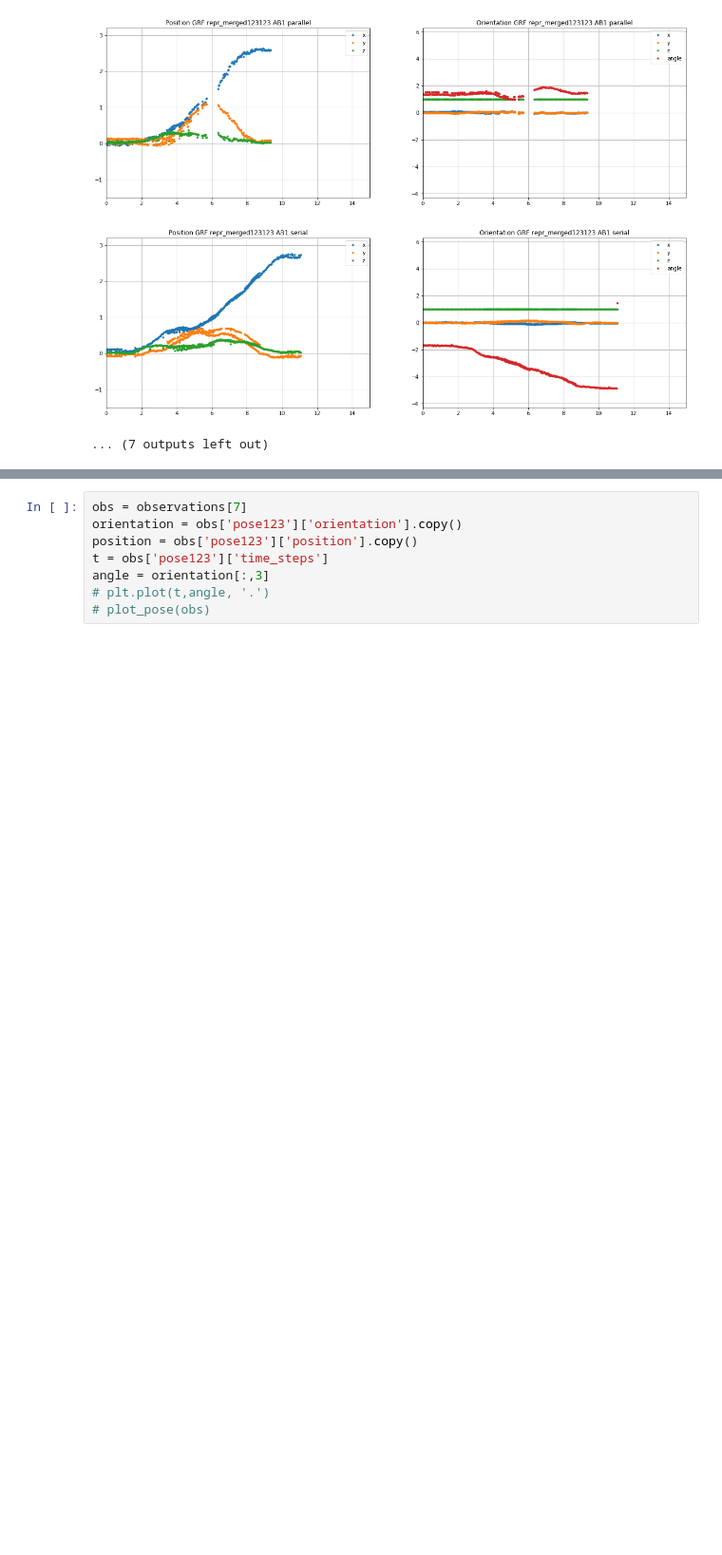
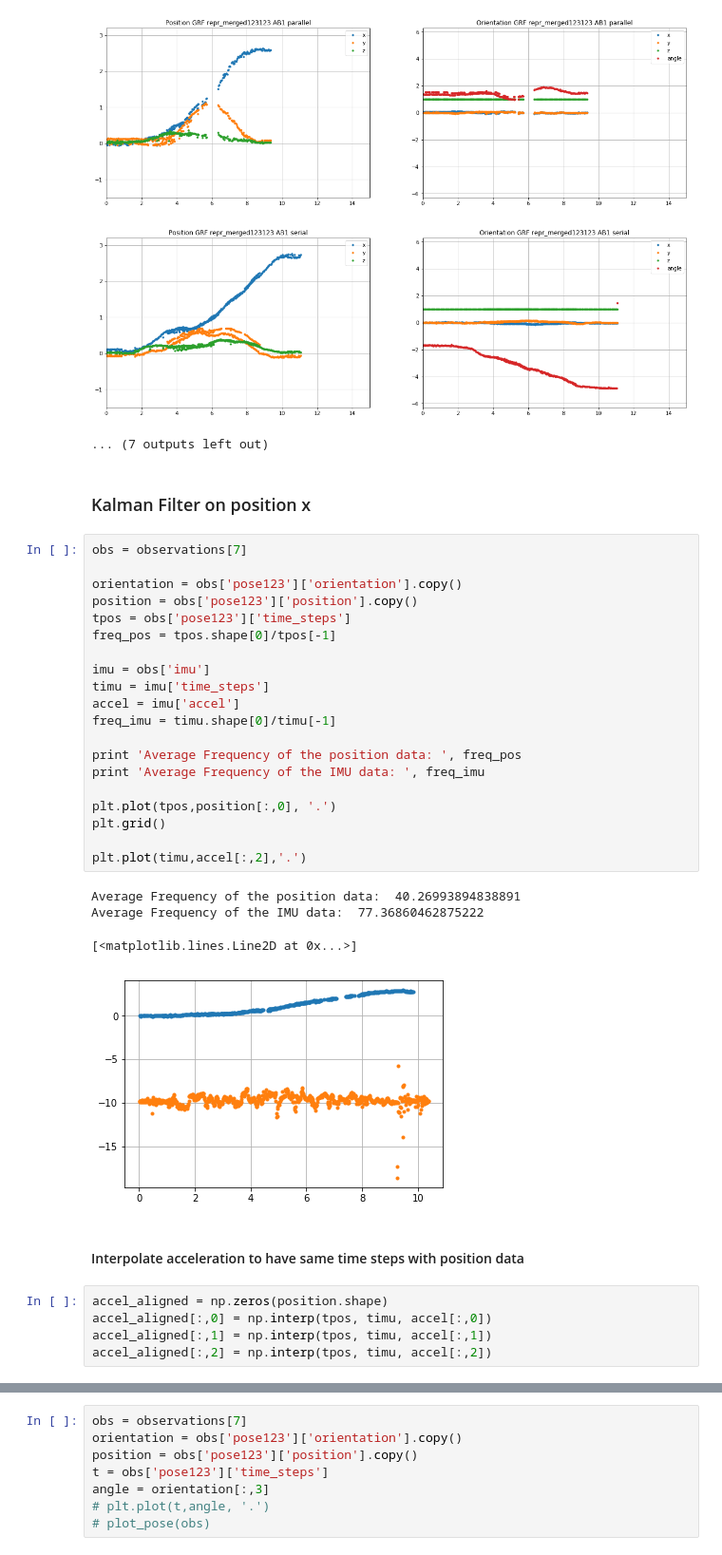
Before and after one commit to zhanibekrysbek/phhi_data_analysis, a Jupyter notebook: preprocessing/notebooks/cut_into_observations.ipynb, the cells around one changed output, grey strips where cells are left out. Shown at 95% size. Cells and saved outputs as stored; diff of their text form; blank space fills up the shorter version.

Commit message:
initial Kalman Filter is implemented

```diff
--- a/preprocessing/notebooks/cut_into_observations.ipynb
+++ b/preprocessing/notebooks/cut_into_observations.ipynb
@@ -593,3 +568,37 @@ AB1 serial
 [figure]
 [figure]
 ... (7 outputs left out)
+# %% [markdown]
+### Kalman Filter on position x
+# %%
+obs = observations[7]
+
+orientation = obs['pose123']['orientation'].copy()
+position = obs['pose123']['position'].copy()
+tpos = obs['pose123']['time_steps']
+freq_pos = tpos.shape[0]/tpos[-1]
+
+imu = obs['imu']
+timu = imu['time_steps']
+accel = imu['accel']
+freq_imu = timu.shape[0]/timu[-1]
+
+print 'Average Frequency of the position data: ', freq_pos
+print 'Average Frequency of the IMU data: ', freq_imu
+
+plt.plot(tpos,position[:,0], '.')
+plt.grid()
+
+plt.plot(timu,accel[:,2],'.')
+# %% [output]
+Average Frequency of the position data:  40.26993894838891
+Average Frequency of the IMU data:  77.36860462875222
+[<matplotlib.lines.Line2D at 0x...>]
+[figure, added]
+# %% [markdown]
+#### Interpolate acceleration to have same time steps with position data
+# %%
+accel_aligned = np.zeros(position.shape)
+accel_aligned[:,0] = np.interp(tpos, timu, accel[:,0])
+accel_aligned[:,1] = np.interp(tpos, timu, accel[:,1])
+accel_aligned[:,2] = np.interp(tpos, timu, accel[:,2])
```
Also changed, not shown: parts of 16 cells of this notebook.
